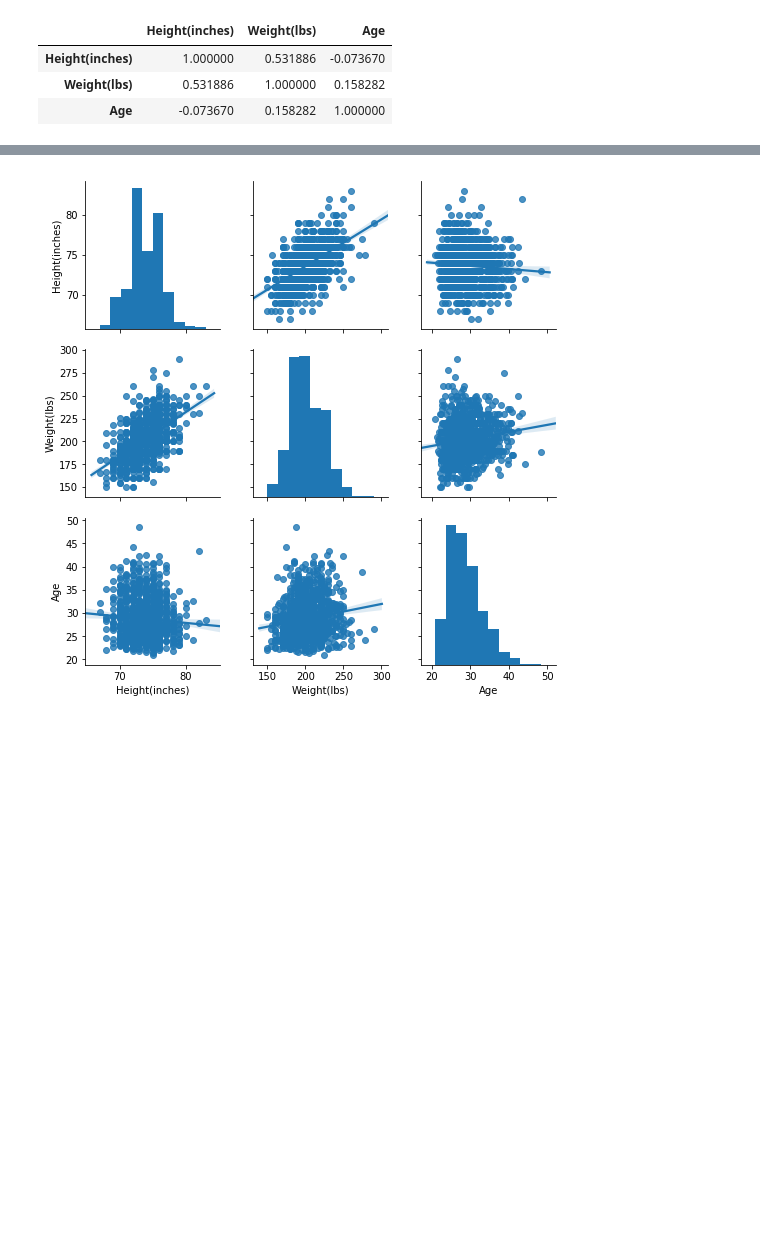
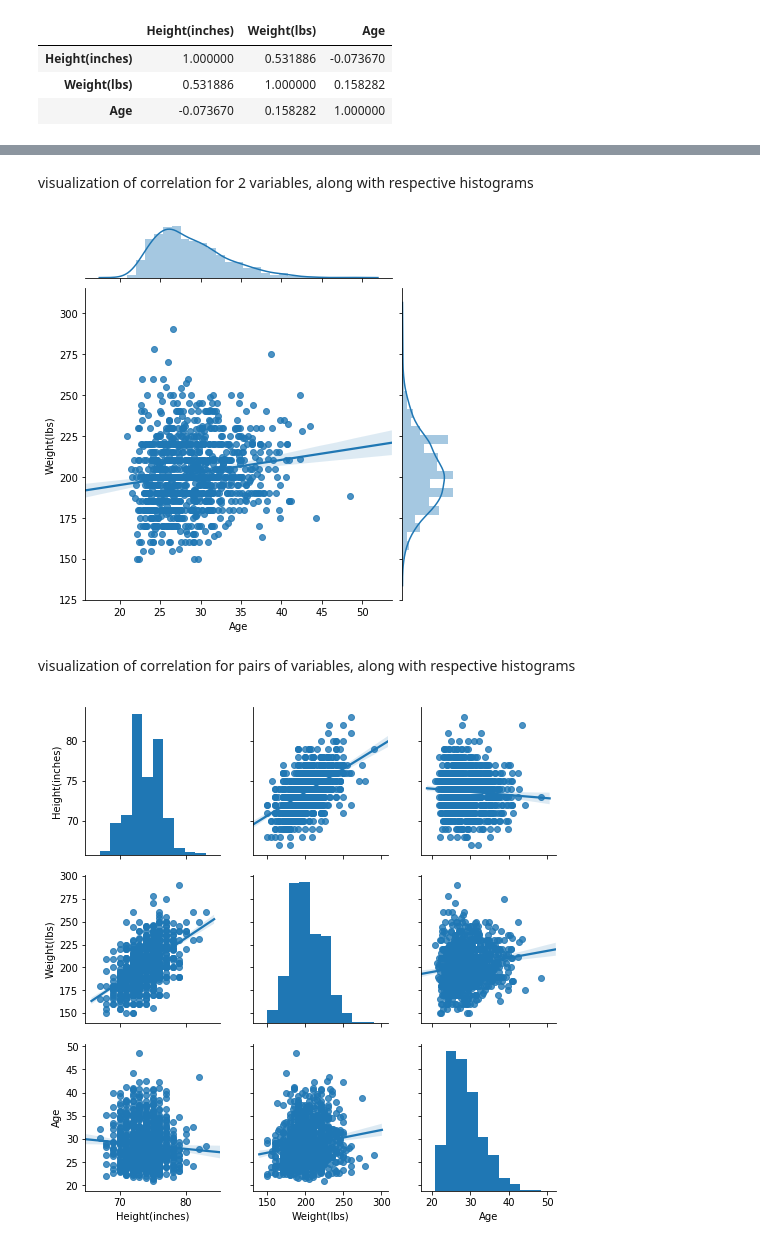
Before and after one commit to umbcdata601/fall2018, a Jupyter notebook: jupyter_notebooks/all characterization attacks on a dataframe.ipynb, the cells around one changed output, grey strips where cells are left out. Drawn from its saved outputs; the diff is of its cells as text; code cells hidden in the pictures; blank space fills up the shorter version.

```diff
--- a/jupyter_notebooks/all characterization attacks on a dataframe.ipynb
+++ b/jupyter_notebooks/all characterization attacks on a dataframe.ipynb
@@ -104 +147,9 @@ seaborn.__version__
+# %% [markdown]
+visualization of correlation for 2 variables, along with respective histograms
+# %%
+_=seaborn.jointplot("Age","Weight(lbs)",data=df,kind="reg")
+# %% [output]
+[figure, added]
+# %% [markdown]
+visualization of correlation for pairs of variables, along with respective histograms
 # %%
```
Also changed, not shown: parts of 29 cells of this notebook.
